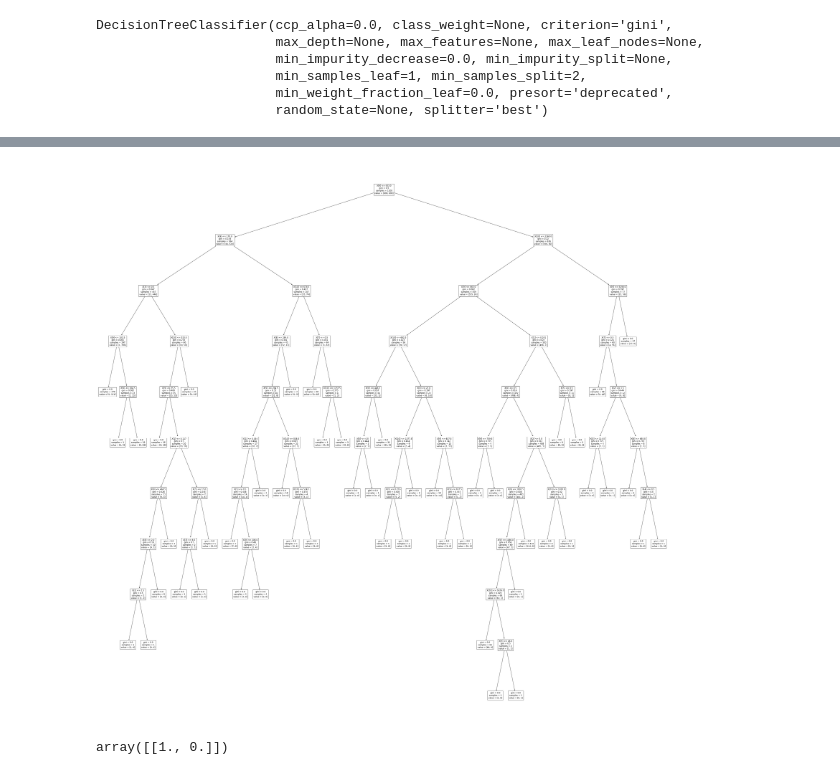
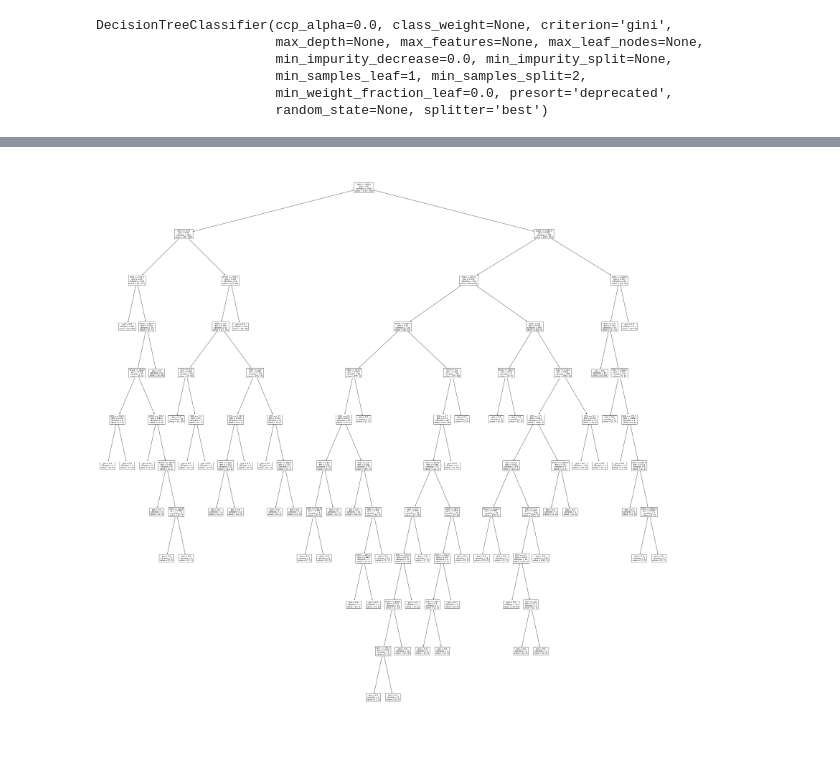
Before and after one commit to BeleRicks11/Instagram_Fake_Account_Detection, a Jupyter notebook: ML Classifier/Decision Tree Classifier.ipynb, the cells around one changed output, grey strips where cells are left out. Drawn from its saved outputs; the diff is of its cells as text; code cells hidden in the pictures.

```diff
--- a/ML Classifier/Decision Tree Classifier.ipynb
+++ b/ML Classifier/Decision Tree Classifier.ipynb
@@ -5,7 +5,7 @@ import pandas as pd
 import matplotlib.pyplot as plt
 import numpy as np
 
-df = pd.read_csv("../DataSet.csv")
+df = pd.read_csv("../OldDataSet.csv")
 # %%
 df
 # %% [output]
@@ -100,12 +153,8 @@ Accuracy: 0.95 (+/- 0.02)
 # %%
 tree.plot_tree(clf.fit(X,y))
 fig = clf.fit(X,y)
 tree.plot_tree(fig)
-plt.rcParams["figure.figsize"] = [50,50]
+plt.rcParams["figure.figsize"] = [40,40]
 plt.show()
 # %% [output]
-[figure, old version]
+[figure, new version]
-# %%
-clf.predict_proba([[  1.,   0.,   2.,  42.,   1.,   0.,   0.,   0., 102., 678., 405.]])
-# %% [output]
-array([[1., 0.]])
```
Also changed, not shown: parts of 14 cells of this notebook, 27 other files.
